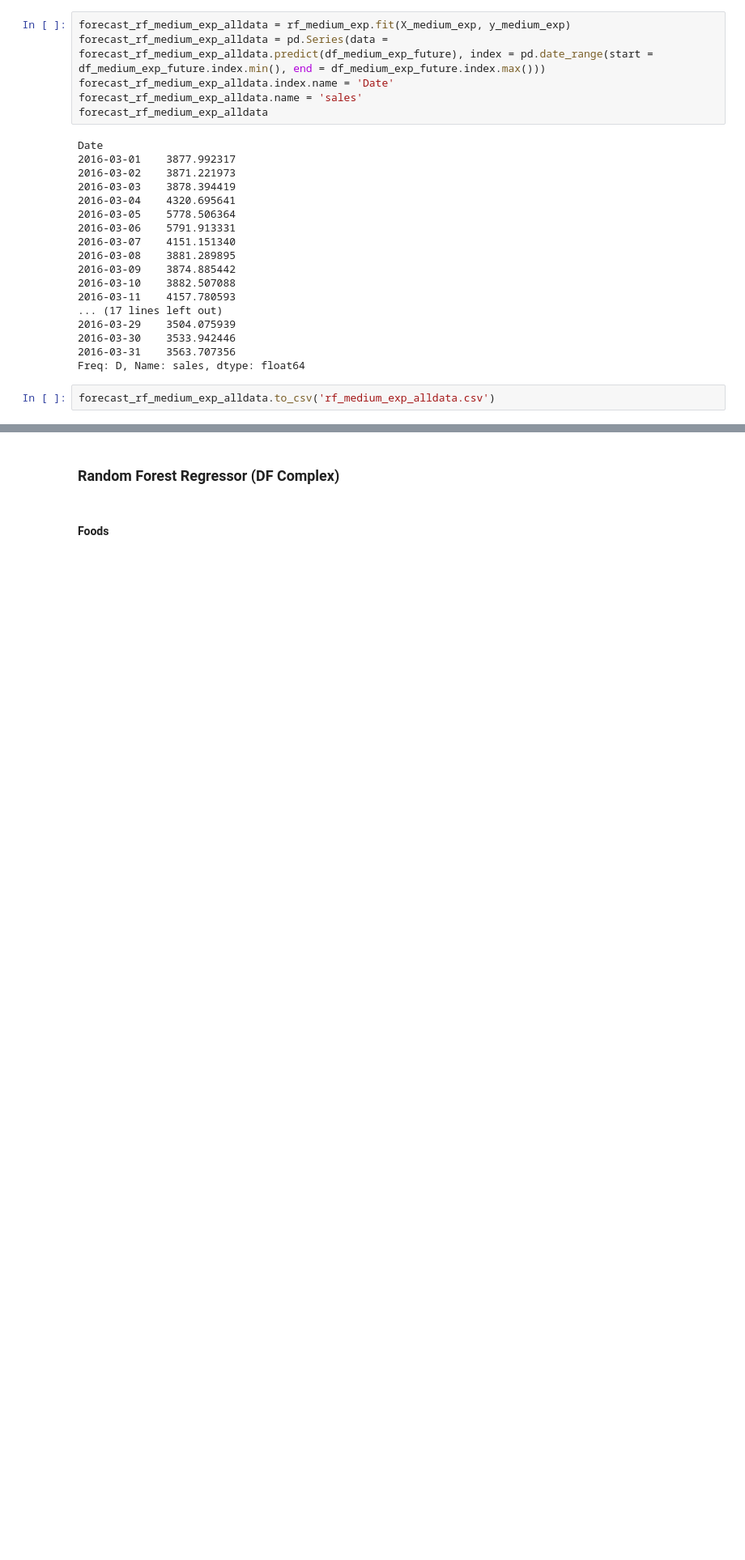
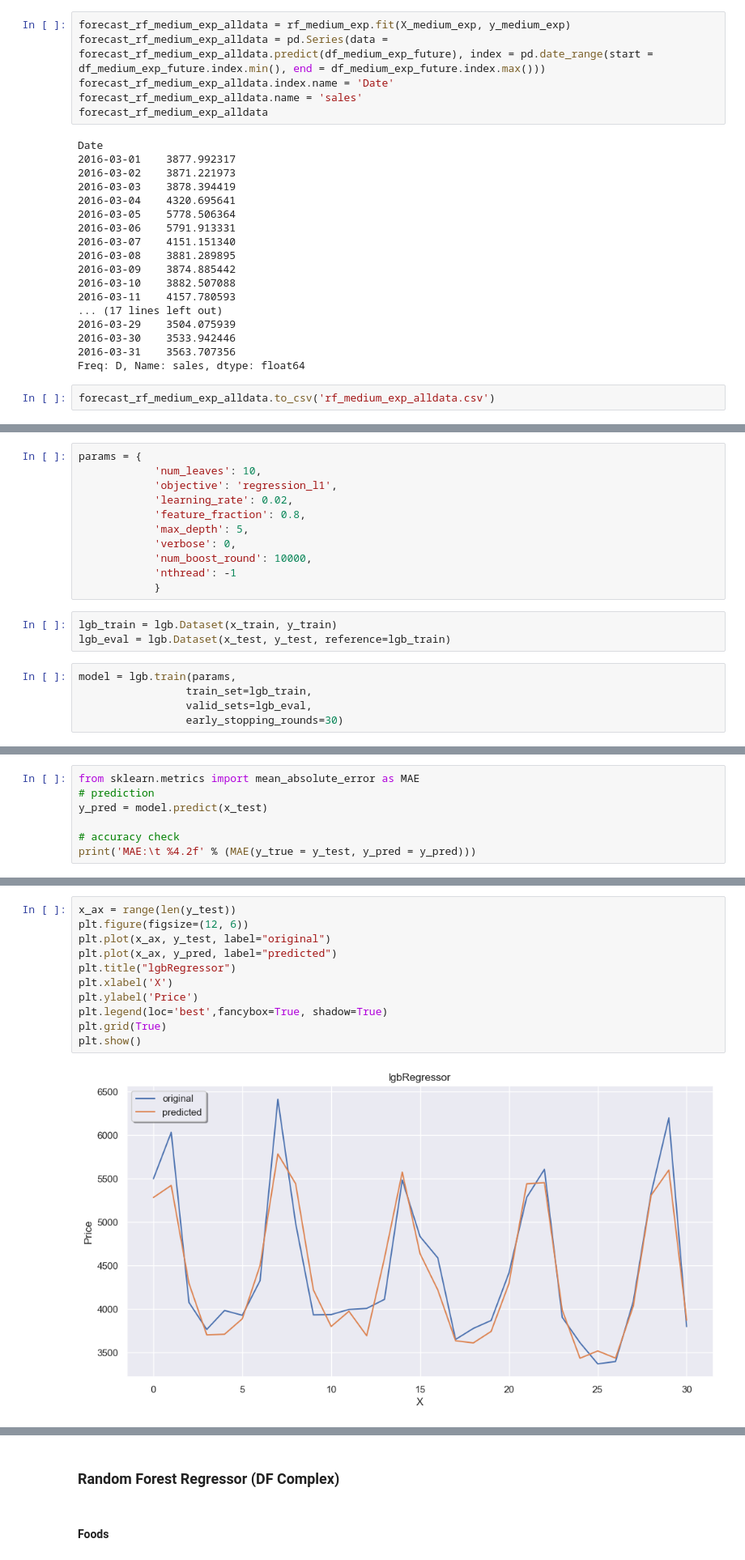
Before and after one commit to EdwinUe/BAB_WS22-23, a Jupyter notebook: Code/003BusinessAnalyticsBProjekt.ipynb, the cells around one changed output, grey strips where cells are left out. Shown at 81% size. Saved outputs shown, nothing was run; the diff lists cells and outputs as text; blank space fills up the shorter version.

```diff
--- a/Code/003BusinessAnalyticsBProjekt.ipynb
+++ b/Code/003BusinessAnalyticsBProjekt.ipynb
@@ -1327,0 +1493,19 @@ forecast_rf_medium_exp_alldata.to_csv('rf_medium_exp_alldata.csv')
+# %%
+params = {
+            'num_leaves': 10,
+            'objective': 'regression_l1',
+            'learning_rate': 0.02,
+            'feature_fraction': 0.8,
+            'max_depth': 5,
+            'verbose': 0,
+            'num_boost_round': 10000,
+            'nthread': -1
+            }
+# %%
+lgb_train = lgb.Dataset(x_train, y_train)
+lgb_eval = lgb.Dataset(x_test, y_test, reference=lgb_train)
+# %%
+model = lgb.train(params,
+                 train_set=lgb_train,
+                 valid_sets=lgb_eval,
+                 early_stopping_rounds=30)
@@ -1327,0 +1530,7 @@ forecast_rf_medium_exp_alldata.to_csv('rf_medium_exp_alldata.csv')
+# %%
+from sklearn.metrics import mean_absolute_error as MAE
+# prediction
+y_pred = model.predict(x_test)
+
+# accuracy check
+print('MAE:\t %4.2f' % (MAE(y_true = y_test, y_pred = y_pred)))
@@ -1327,0 +1585,13 @@ forecast_rf_medium_exp_alldata.to_csv('rf_medium_exp_alldata.csv')
+# %%
+x_ax = range(len(y_test))
+plt.figure(figsize=(12, 6))
+plt.plot(x_ax, y_test, label="original")
+plt.plot(x_ax, y_pred, label="predicted")
+plt.title("lgbRegressor")
+plt.xlabel('X')
+plt.ylabel('Price')
+plt.legend(loc='best',fancybox=True, shadow=True)
+plt.grid(True)
+plt.show()
+# %% [output]
+[figure, added]
```
Also changed, not shown: parts of 47 cells of this notebook, 2 other files.
